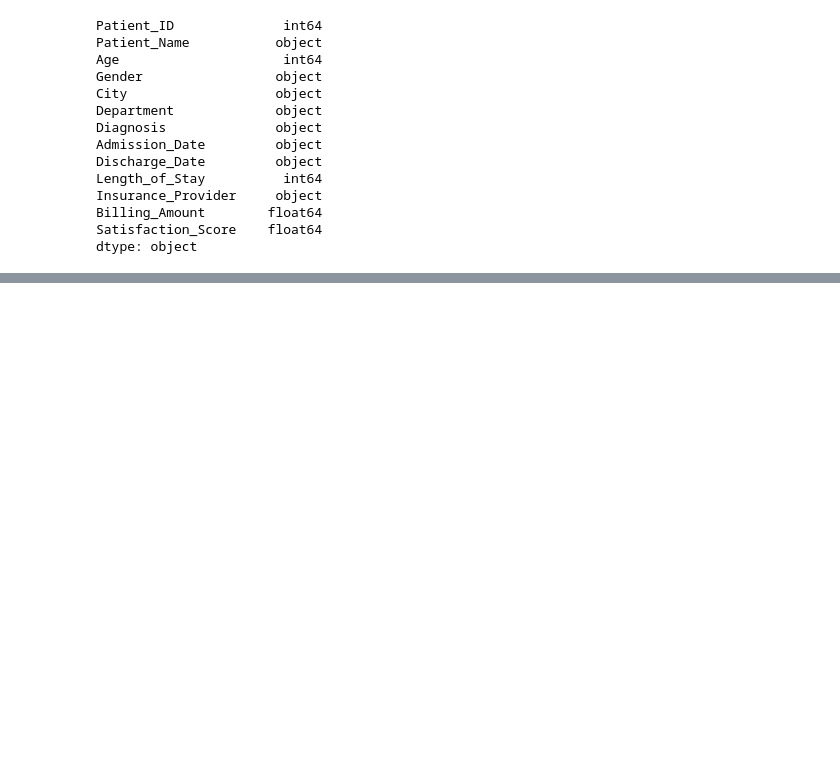
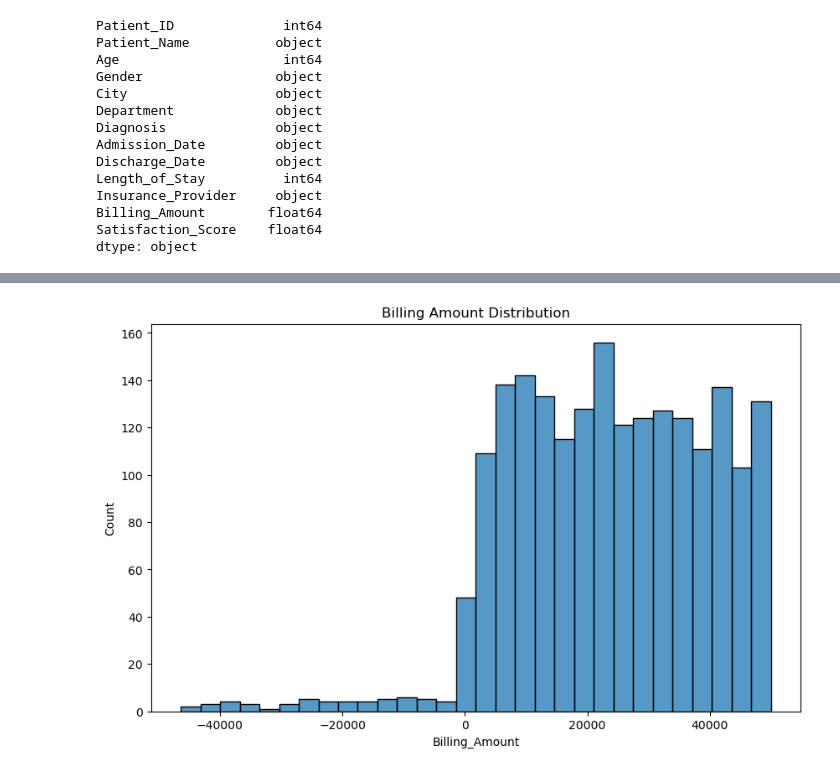
Before and after one commit to bgautham9/Healthcare_Analytics, a Jupyter notebook: Healthcare_analytics.ipynb, the cells around one changed output, grey strips where cells are left out. Cells and saved outputs as stored; diff of their text form; code cells hidden in the pictures; blank space fills up the shorter version.

```diff
--- a/Healthcare_analytics.ipynb
+++ b/Healthcare_analytics.ipynb
@@ -156,0 +279,9 @@ dtype: object
+# %%
+plt.figure(figsize=(10,6))
+
+sns.histplot(df["Billing_Amount"], bins=30)
+
+plt.title("Billing Amount Distribution")
+plt.show()
+# %% [output]
+[figure, added]
```
Also changed, not shown: parts of 17 cells of this notebook.
